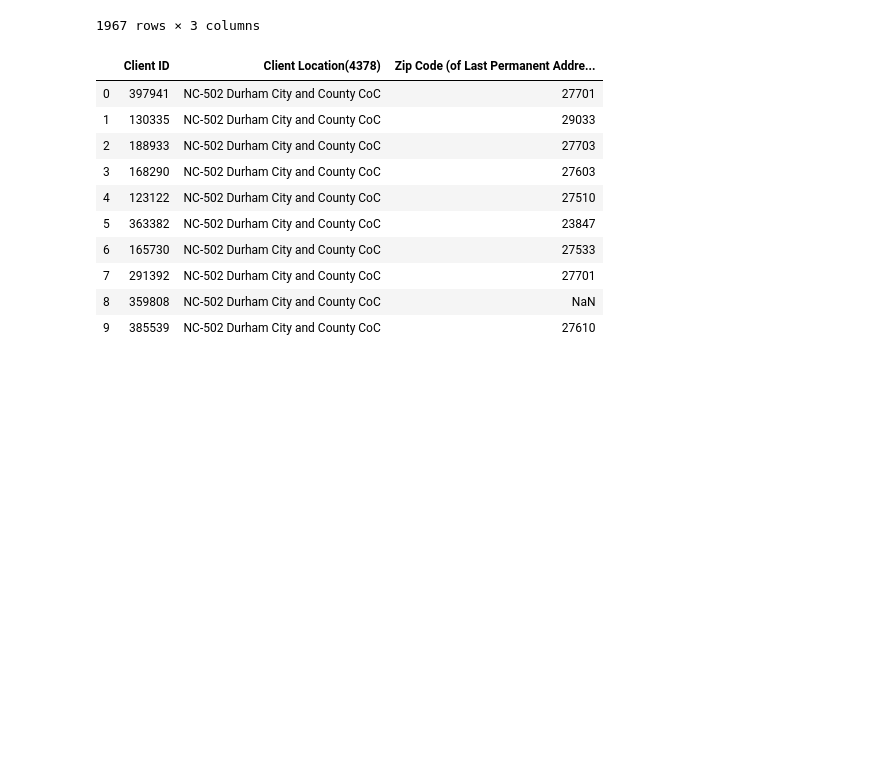
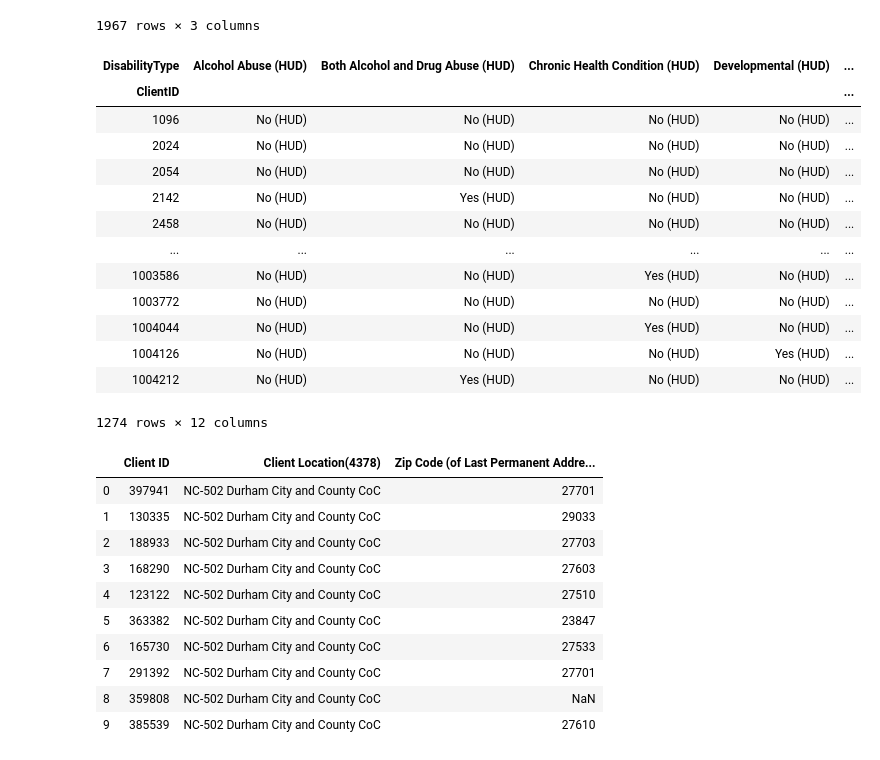
Before and after one commit to meaganfoster/bios611-projects-fall-2019-mlfoste1, a Jupyter notebook: Project_3/wrangling.ipynb, the cells around one changed output. Saved outputs shown, nothing was run; the diff lists cells and outputs as text; code cells hidden in the pictures; blank space fills up the shorter version.

```diff
--- a/Project_3/pandas_project3.ipynb
+++ b/Project_3/wrangling.ipynb
@@ -67,0 +68,4 @@ disability_df.head(10)
+# %%
+disability_df.columns=['ClientID', 'Determination', 'DisabilityType', 'StartDate']
+
+disability_df.head(10)
@@ -67,0 +84,4 @@ disability_df.head(10)
+# %%
+disability_Yes_df = disability_df[disability_df['Determination'] == 'Yes (HUD)'].drop_duplicates()
+
+disability_Yes_df.head(10)
@@ -102,5 +102,5 @@ disability_df.head(10)
 # %%
-disability_pivot_df1 = disability_df[['ClientID','Determination','DisabilityType']].drop_duplicates()
+disability_pivot_df1 = disability_Yes_df[['ClientID','Determination','DisabilityType']].drop_duplicates()
 
 disability_pivot_df1
 # %% [output]
@@ -120,7 +120,22 @@ disability_pivot_df1
 # %%
 disability_pivot_df = pd.pivot(disability_pivot_df1, index = 'ClientID', columns = 'DisabilityType', values = 'Determination').fillna("No (HUD)")
 
-#clean field names
+disability_pivot_df
+# %% [output]
+| DisabilityType | Alcohol Abuse (HUD) | Both Alcohol and Drug Abuse (HUD) | Chronic Health Condition (HUD) | Developmental (HUD) | ... |
+| ClientID |  |  |  |  | ... |
+| 1096 | No (HUD) | No (HUD) | No (HUD) | No (HUD) | ... |
+| 2024 | No (HUD) | No (HUD) | No (HUD) | No (HUD) | ... |
+| 2054 | No (HUD) | No (HUD) | No (HUD) | No (HUD) | ... |
+| 2142 | No (HUD) | Yes (HUD) | No (HUD) | No (HUD) | ... |
+| 2458 | No (HUD) | No (HUD) | No (HUD) | No (HUD) | ... |
+| ... | ... | ... | ... | ... | ... |
+| 1003586 | No (HUD) | No (HUD) | Yes (HUD) | No (HUD) | ... |
+| 1003772 | No (HUD) | No (HUD) | No (HUD) | No (HUD) | ... |
+| 1004044 | No (HUD) | No (HUD) | Yes (HUD) | No (HUD) | ... |
+| 1004126 | No (HUD) | No (HUD) | No (HUD) | Yes (HUD) | ... |
+| 1004212 | No (HUD) | Yes (HUD) | No (HUD) | No (HUD) | ... |
+1274 rows × 12 columns
 # %%
 disability_pivot_csv = disability_pivot_df.to_csv (r'data\disability_pivot.csv', index = None, header=True) #Don't forget to add '.csv' at the end of the path
 # %%
```
Also changed, not shown: parts of 7 cells of this notebook, 9 other files.
